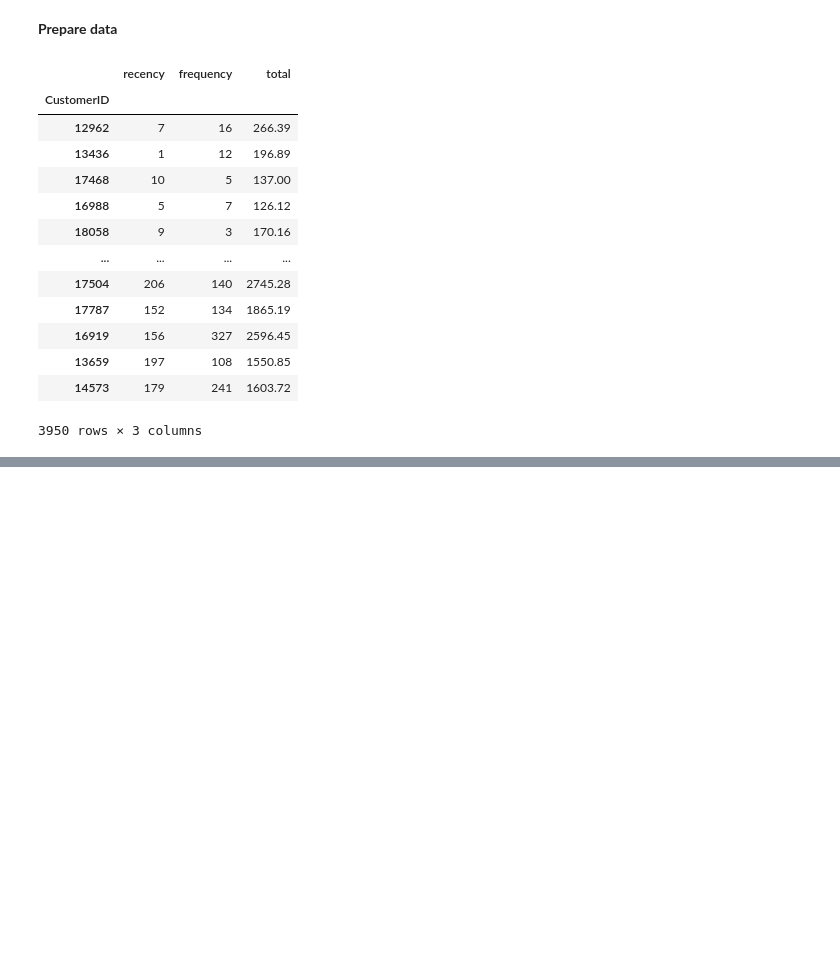
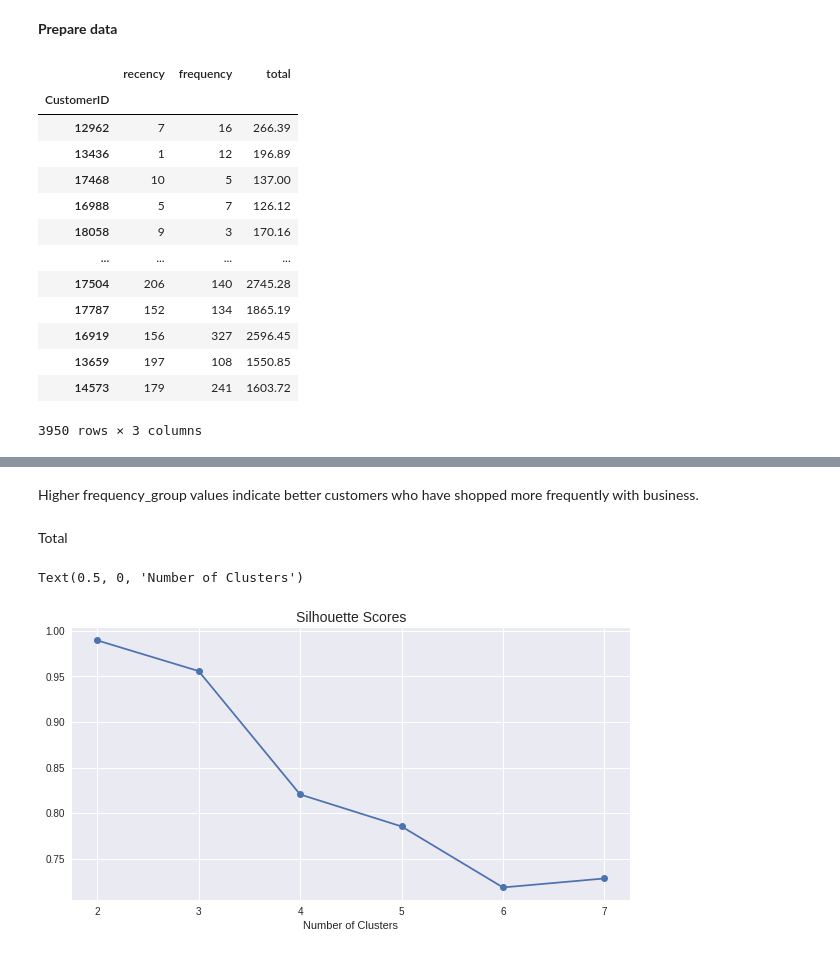
Before and after one commit to KishenSharma6/Online_Retail_Customer_Segmentation, a Jupyter notebook: notebooks/CustomerSegmentation.ipynb, the cells around one changed output, grey strips where cells are left out. Cells and saved outputs as stored; diff of their text form; code cells hidden in the pictures; blank space fills up the shorter version.

```diff
--- a/notebooks/CustomerSegmentation.ipynb
+++ b/notebooks/CustomerSegmentation.ipynb
@@ -227,0 +236,6 @@ cl
+# %%
+kmeans= KMeans(n_clusters= 4, random_state= 10)
+kmeansTable['frequency_groups']= kmeans.fit_predict(X)
+
+#Check groups
+kmeansTable.groupby('frequency_groups')['frequency'].describe()
@@ -227,0 +249,26 @@ cl
+# %% [markdown]
+Higher frequency_group values indicate better customers who have shopped more frequently with business.
+# %% [markdown]
+Total
+# %%
+#Find optimum number of clusters for frequency
+cluster_labels = list(range(2,8))
+
+X= np.array(kmeansTable['total'].values).reshape(len(kmeansTable['total'].values), 1)
+
+sil_scores= []
+for cluster in cluster_labels:
+    kmeans= KMeans(n_clusters= cluster, random_state= 10)
+    kmean_labels= kmeans.fit_predict(X)
+
+    sil_scores.append(silhouette_score(X, labels=kmean_labels))
+# %%
+#Visualize silhouette scores
+f, ax= plt.subplots(figsize=(10,5))
+ax.plot(cluster_labels, sil_scores, marker= 'o')
+
+ax.set_title('Silhouette Scores', fontsize= 14)
+ax.set_xlabel('Number of Clusters')
+# %% [output]
+Text(0.5, 0, 'Number of Clusters')
+[figure, added]
```
Also changed, not shown: parts of 19 cells of this notebook.
